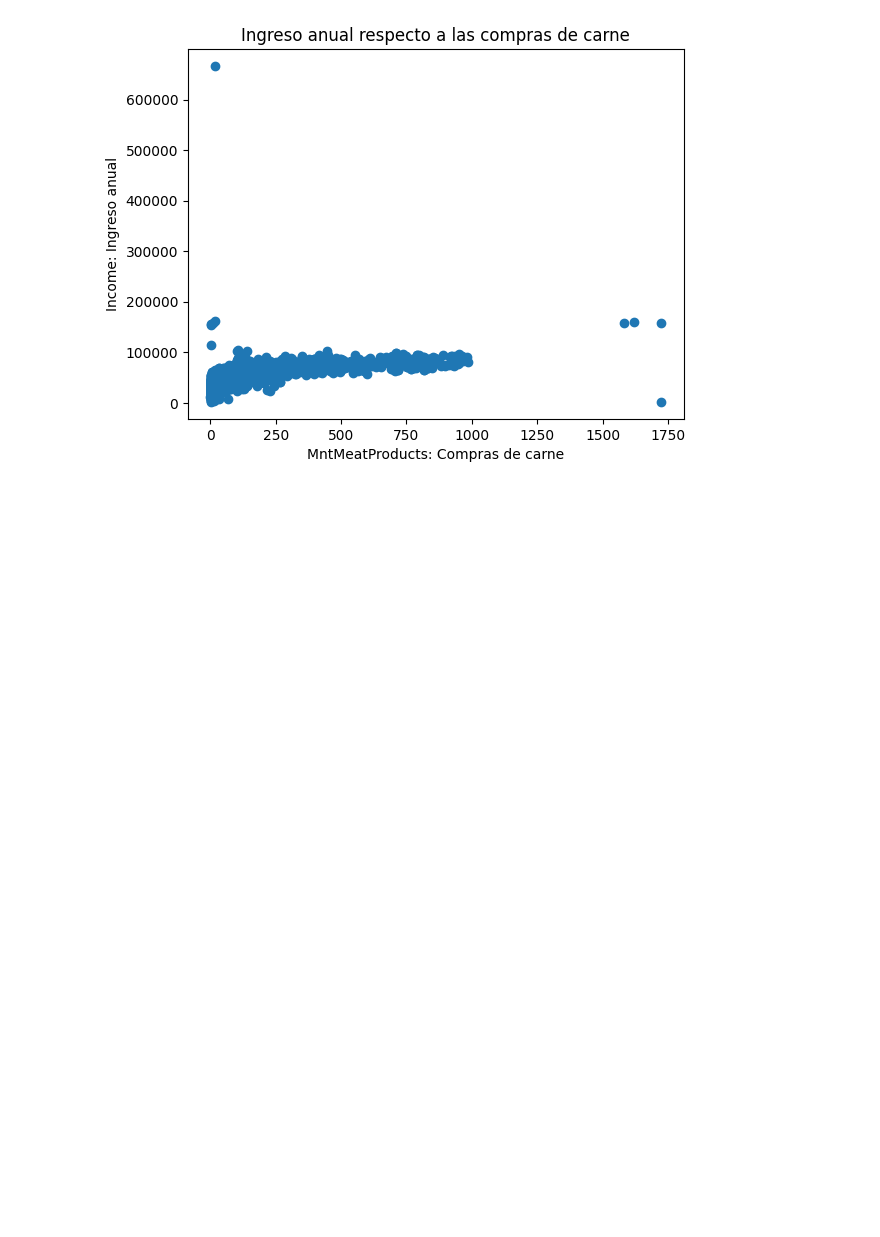
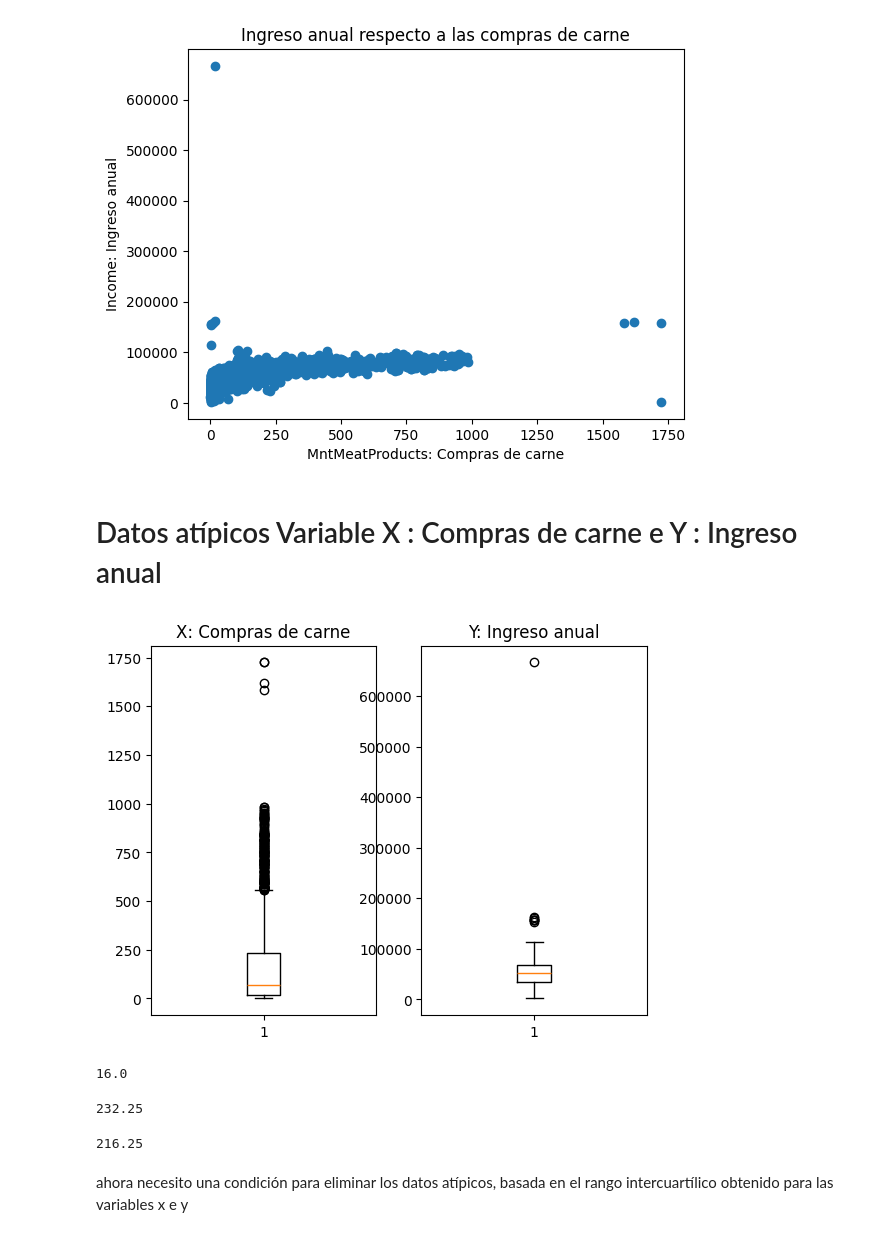
Before and after one commit to RuthCMoreno/Diplomado_IA, a Jupyter notebook: S6_C2_ModeloRegresion.ipynb, the cells around one changed output. Saved outputs shown, nothing was run; the diff lists cells and outputs as text; code cells hidden in the pictures; blank space fills up the shorter version.

```diff
--- a/S6_C2_ModeloRegresion.ipynb
+++ b/S6_C2_ModeloRegresion.ipynb
@@ -66,3 +66,15 @@ plt.ylabel('Income: Ingreso anual')
 # %% [output]
 Text(0, 0.5, 'Income: Ingreso anual')
 [figure]
+# %% [markdown]
+# Datos atípicos Variable X : Compras de carne e Y : Ingreso anual
+# %%
+plt.subplot(1,2,1) #aquí estoy dividiendo en una fila dos columnas
+plt.boxplot(x)
+plt.title('X: Compras de carne')
+plt.subplot(1,2,2)
+plt.boxplot(y)
+plt.title('Y: Ingreso anual')
+plt.show()
+# %% [output]
+[figure, added]
@@ -68,0 +85,12 @@ Text(0, 0.5, 'Income: Ingreso anual')
+# %%
+x_Q1
+# %% [output]
+16.0
+# %%
+x_Q3
+# %% [output]
+232.25
+# %%
+x_IQR
+# %% [output]
+216.25
@@ -68,0 +102,2 @@ Text(0, 0.5, 'Income: Ingreso anual')
+# %% [markdown]
+ahora necesito una condición para eliminar los datos atípicos, basada en el rango intercuartílico obtenido para las variables x e y
```
Also changed, not shown: parts of 5 cells of this notebook.
